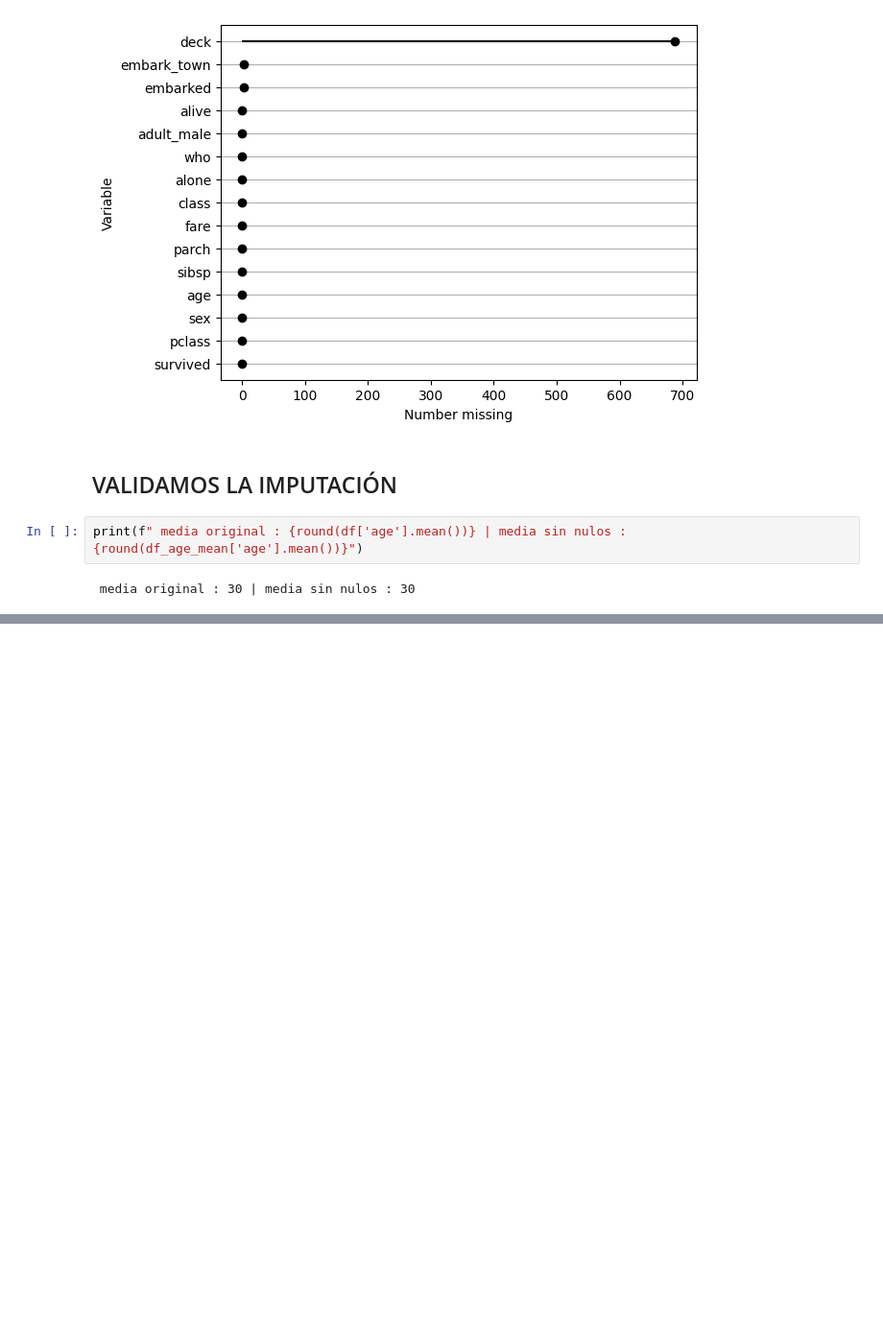
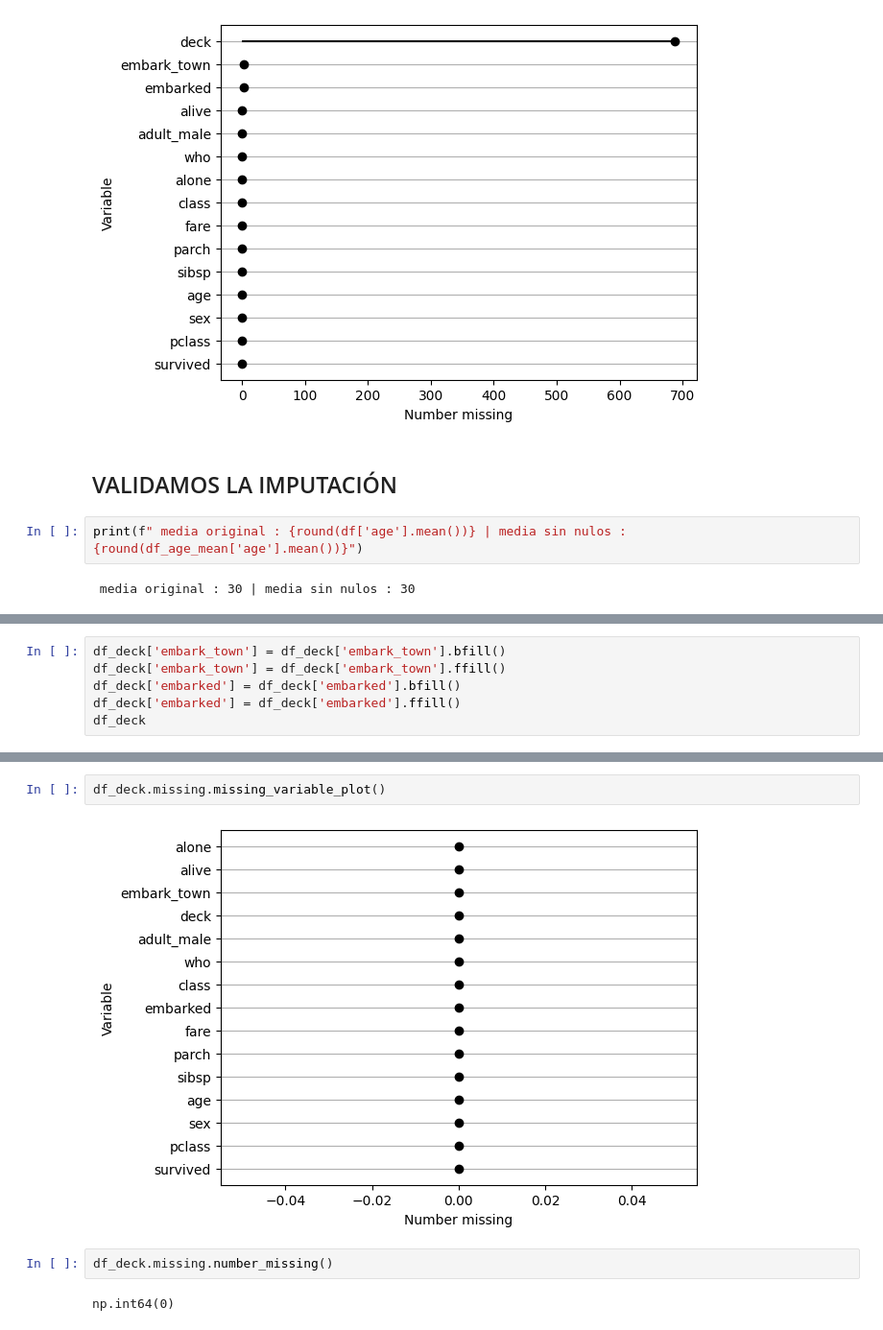
Before and after one commit to 12aptor/data-science-g4, a Jupyter notebook: dia3/4_imputacion_faltantes.ipynb, the cells around one changed output, grey strips where cells are left out. Shown at 96% size. Drawn from its saved outputs; the diff is of its cells as text; blank space fills up the shorter version.

```diff
--- a/dia3/4_imputacion_faltantes.ipynb
+++ b/dia3/4_imputacion_faltantes.ipynb
@@ -70,0 +126,6 @@ print(f" media original : {round(df['age'].mean())} | media sin nulos : {round(d
+# %%
+df_deck['embark_town'] = df_deck['embark_town'].bfill()
+df_deck['embark_town'] = df_deck['embark_town'].ffill()
+df_deck['embarked'] = df_deck['embarked'].bfill()
+df_deck['embarked'] = df_deck['embarked'].ffill()
+df_deck
@@ -70,0 +146,8 @@ print(f" media original : {round(df['age'].mean())} | media sin nulos : {round(d
+# %%
+df_deck.missing.missing_variable_plot()
+# %% [output]
+[figure, added]
+# %%
+df_deck.missing.number_missing()
+# %% [output]
+np.int64(0)
```
Also changed, not shown: parts of 8 cells of this notebook.
